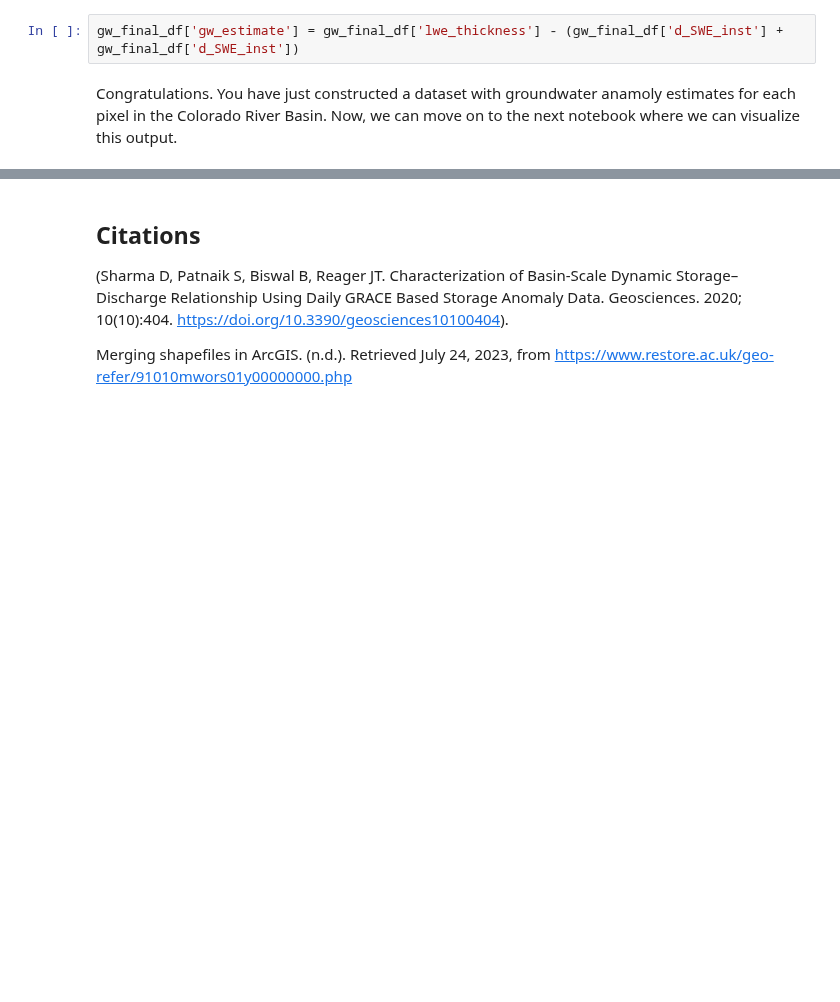
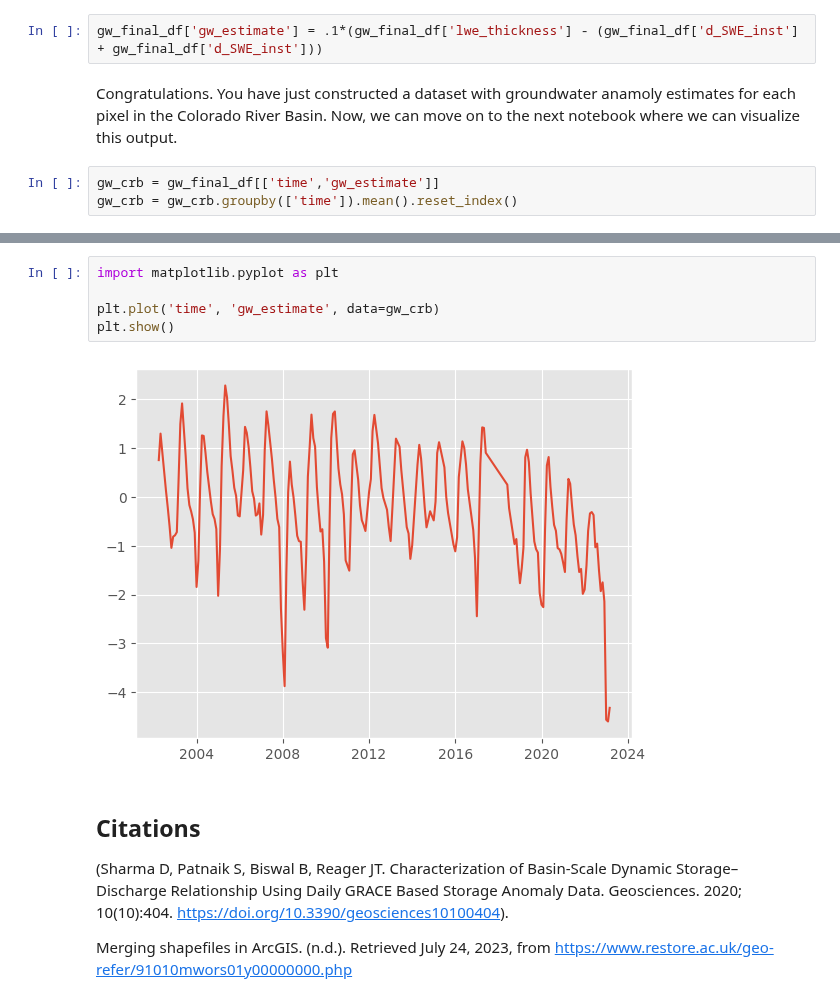
Before and after one commit to uwescience/DSSG2023-Groundwater, a Jupyter notebook: notebooks-and-markdowns/04-Organizing and Processing Data.ipynb, the cells around one changed output, grey strips where cells are left out. Drawn from its saved outputs; the diff is of its cells as text; blank space fills up the shorter version.

```diff
--- a/notebooks-and-markdowns/04-Organizing and Processing Data.ipynb
+++ b/notebooks-and-markdowns/04-Organizing and Processing Data.ipynb
@@ -261,4 +247,7 @@ gw_final_df['d_SoilMoi0_10cm_inst'] = gw_final_df['SoilMoi0_10cm_inst'] - sm_mea
 # %%
-gw_final_df['gw_estimate'] = gw_final_df['lwe_thickness'] - (gw_final_df['d_SWE_inst'] + gw_final_df['d_SWE_inst'])
+gw_final_df['gw_estimate'] = .1*(gw_final_df['lwe_thickness'] - (gw_final_df['d_SWE_inst'] + gw_final_df['d_SWE_inst']))
 # %% [markdown]
 Congratulations. You have just constructed a dataset with groundwater anamoly estimates for each pixel in the Colorado River Basin. Now, we can move on to the next notebook where we can visualize this output.
+# %%
+gw_crb = gw_final_df[['time','gw_estimate']]
+gw_crb = gw_crb.groupby(['time']).mean().reset_index()
@@ -265,3 +268,10 @@ Congratulations. You have just constructed a dataset with groundwater anamoly es
+# %%
+import matplotlib.pyplot as plt
+
+plt.plot('time', 'gw_estimate', data=gw_crb)
+plt.show()
+# %% [output]
+[figure, added]
 # %% [markdown]
 ## Citations
 
```
Also changed, not shown: parts of 2 cells of this notebook.
